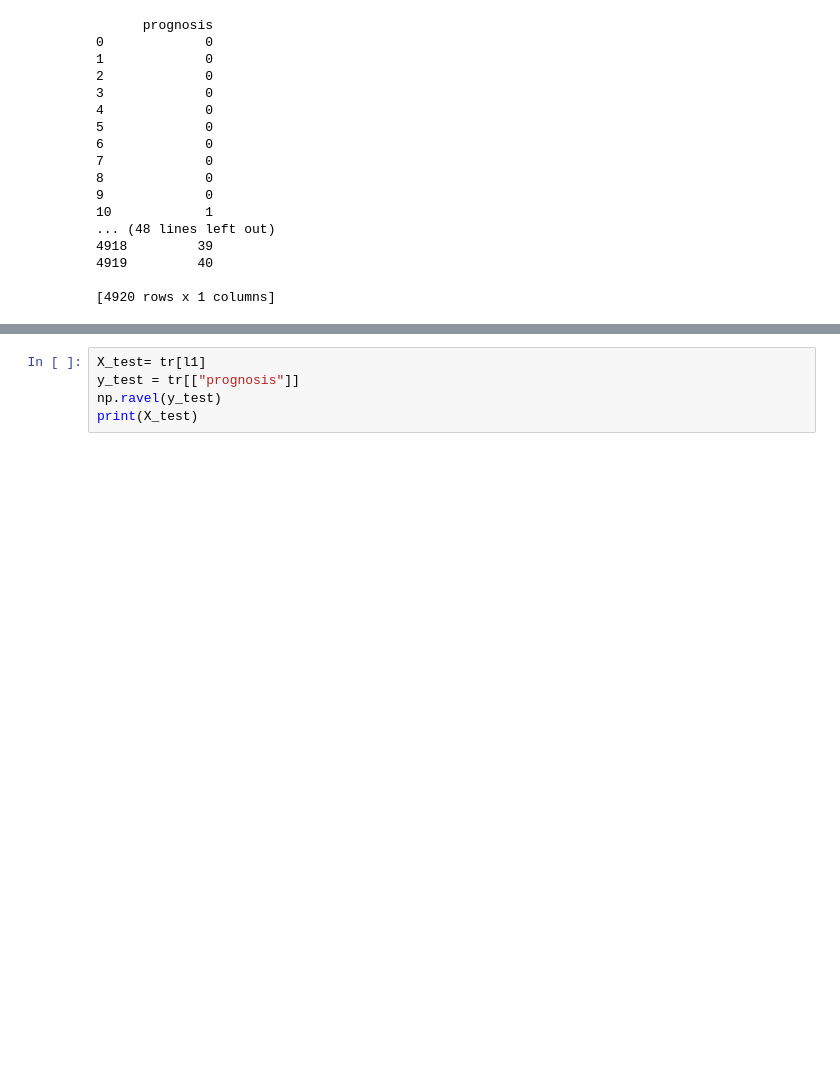
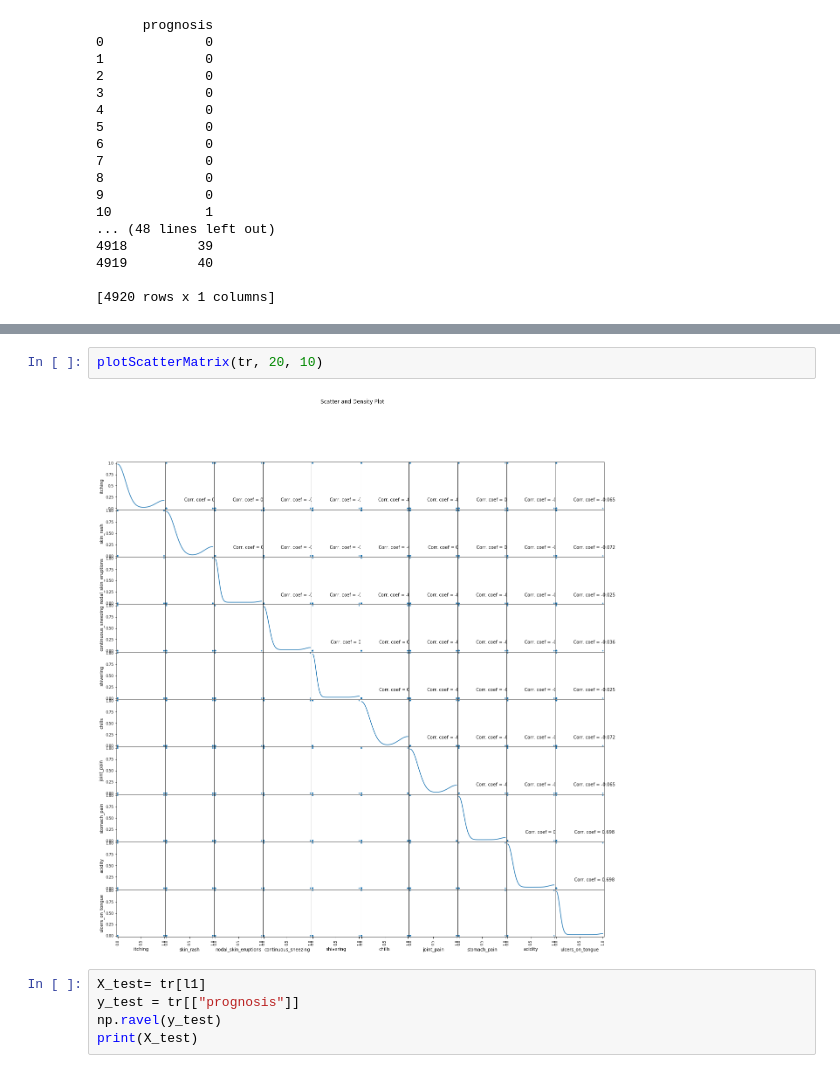
Before and after one commit to Lovely-Professional-University-CSE/int247-machine-learning-project-2020-kem031-sudhanshu, a Jupyter notebook: Project_ML.ipynb, the cells around one changed output, grey strips where cells are left out. Drawn from its saved outputs; the diff is of its cells as text; blank space fills up the shorter version.

```diff
--- a/Project_ML.ipynb
+++ b/Project_ML.ipynb
@@ -142,3 +196,7 @@ tr.head()
+# %%
+plotScatterMatrix(tr, 20, 10)
+# %% [output]
+[figure, added]
 # %%
 X_test= tr[l1]
 y_test = tr[["prognosis"]]
```
Also changed, not shown: parts of 17 cells of this notebook.
